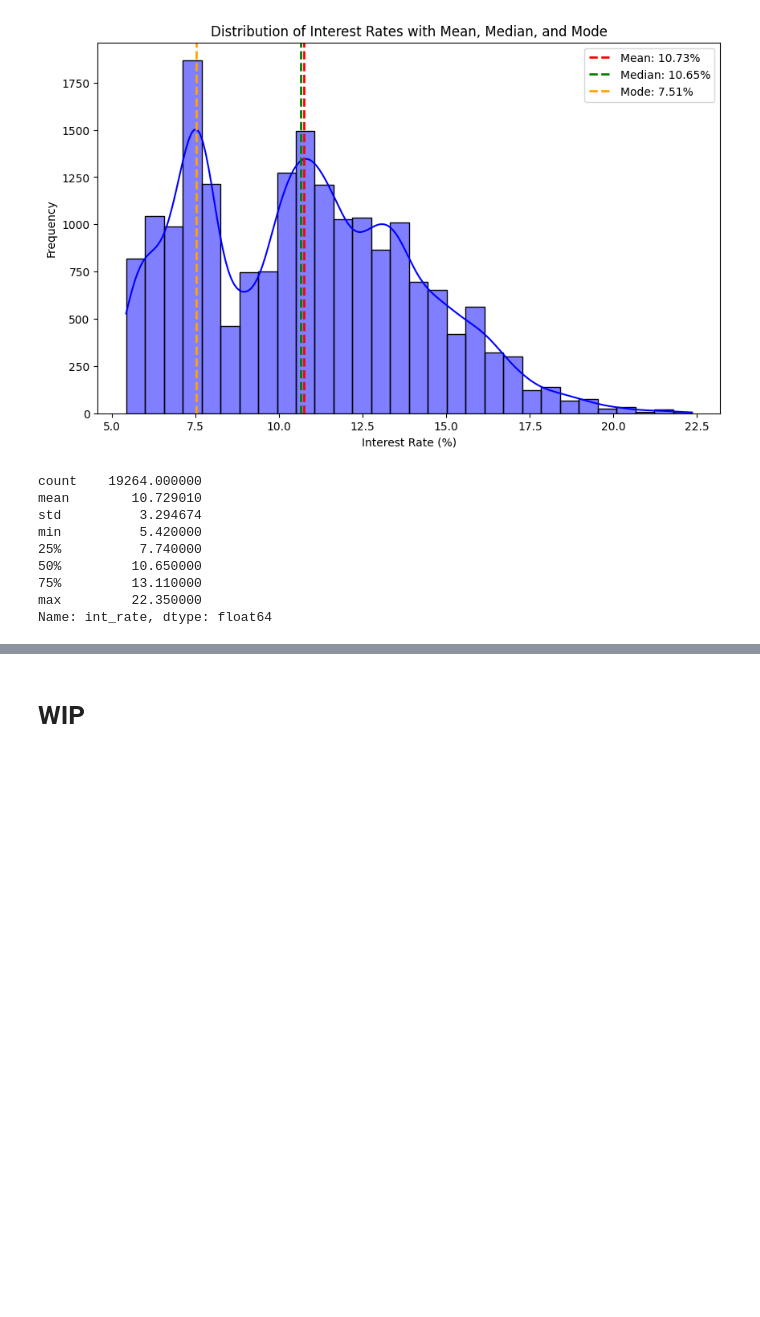
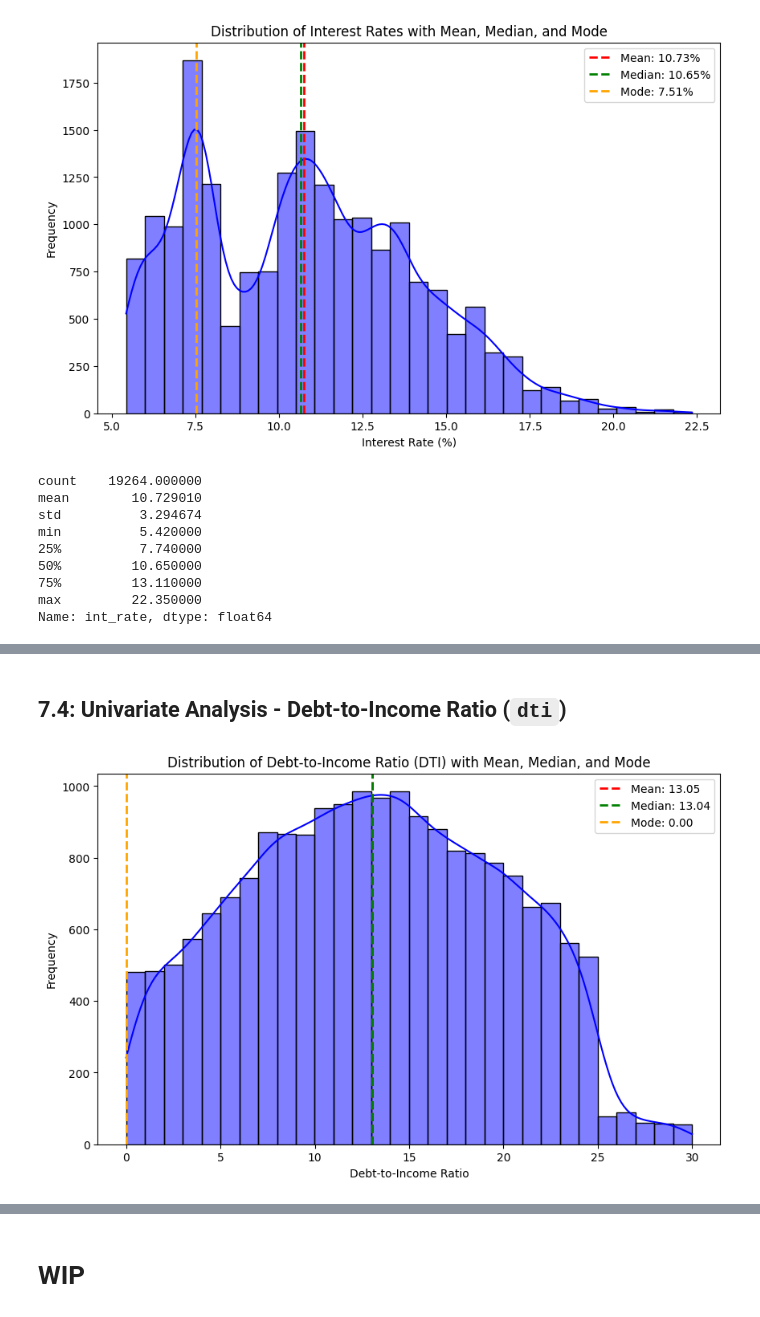
Before and after one commit to jafarijason/ds_001_lending_club_case_study, a Jupyter notebook: Group_Facilitator_Jason_Jafari.ipynb, the cells around one changed output, grey strips where cells are left out. Drawn from its saved outputs; the diff is of its cells as text; code cells hidden in the pictures; blank space fills up the shorter version.

```diff
--- a/Group_Facilitator_Jason_Jafari.ipynb
+++ b/Group_Facilitator_Jason_Jafari.ipynb
@@ -651,0 +739,28 @@ Name: int_rate, dtype: float64
+# %% [markdown]
+## 7.4: Univariate Analysis - Debt-to-Income Ratio (`dti`)
+# %%
+import matplotlib.pyplot as plt
+import seaborn as sns
+
+# Calculate mean, median, and mode for dti
+mean_dti = loan_data_clean['dti'].mean()
+median_dti = loan_data_clean['dti'].median()
+mode_dti = loan_data_clean['dti'].mode()[0]
+
+# Plot the histogram
+plt.figure(figsize=(10, 6))
+sns.histplot(loan_data_clean['dti'], bins=30, kde=True, color='blue')
+
+# Add mean, median, and mode lines
+plt.axvline(mean_dti, color='red', linestyle='dashed', linewidth=2, label=f'Mean: {mean_dti:.2f}')
+plt.axvline(median_dti, color='green', linestyle='dashed', linewidth=2, label=f'Median: {median_dti:.2f}')
+plt.axvline(mode_dti, color='orange', linestyle='dashed', linewidth=2, label=f'Mode: {mode_dti:.2f}')
+
+# Add titles and labels
+plt.title('Distribution of Debt-to-Income Ratio (DTI) with Mean, Median, and Mode')
+plt.xlabel('Debt-to-Income Ratio')
+plt.ylabel('Frequency')
+plt.legend()
+plt.show()
+# %% [output]
+[figure, added]
```
Also changed, not shown: parts of 19 cells of this notebook.
